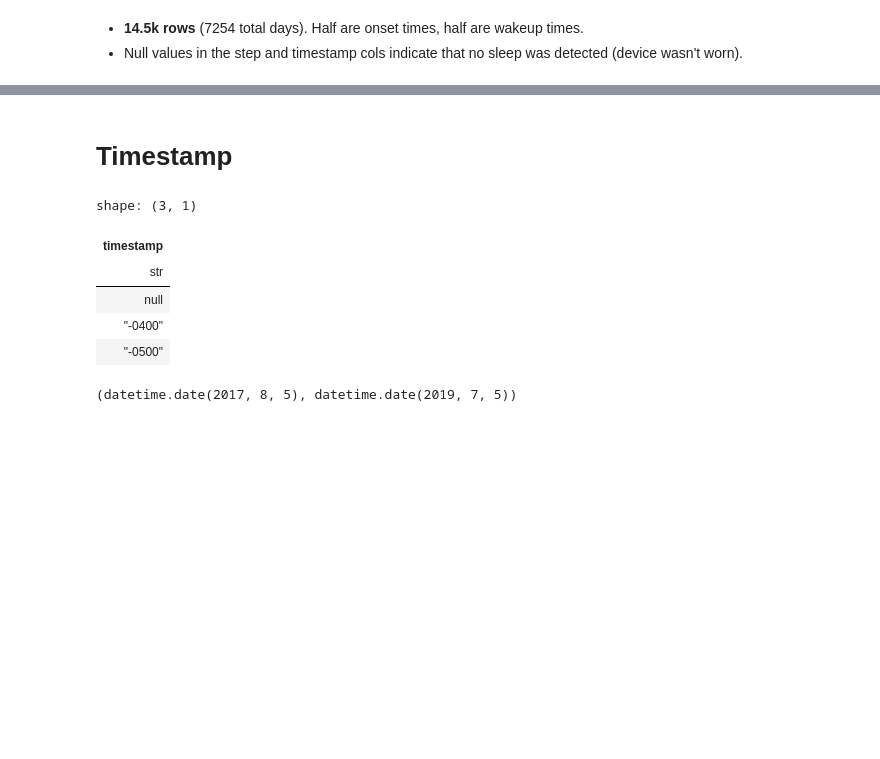
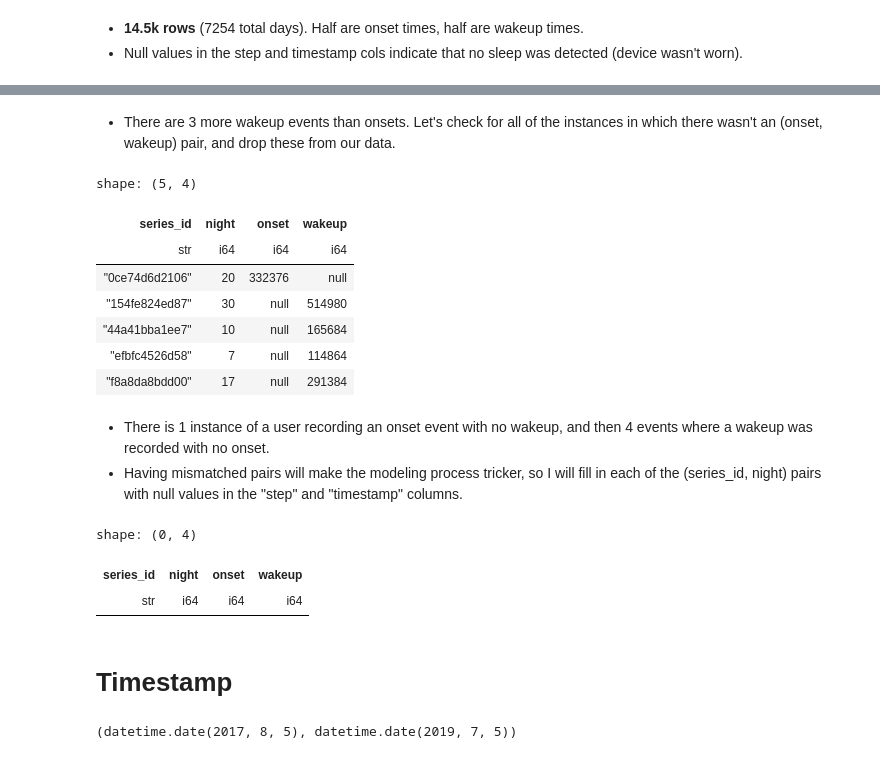
Before and after one commit to heefjones/detect_sleep_states, a Jupyter notebook: eda.ipynb, the cells around one changed output, grey strips where cells are left out. Saved outputs shown, nothing was run; the diff lists cells and outputs as text; code cells hidden in the pictures; blank space fills up the shorter version.

```diff
--- a/eda.ipynb
+++ b/eda.ipynb
@@ -78,15 +90,44 @@ shape: (1, 5)
+# %% [markdown]
+- There are 3 more wakeup events than onsets. Let's check for all of the instances in which there wasn't an (onset, wakeup) pair, and drop these from our data.
+# %%
+# create (onsent, wakeup) pairs
+pairs = (events.pivot(values="step", index=["series_id", "night"], on="event"))
+
+# filter the pairs for rows where exactly one of the two is null
+faulty_pairs = pairs.filter((pl.col("onset").is_null() & pl.col("wakeup").is_not_null()) | (pl.col("onset").is_not_null() & pl.col("wakeup").is_null()))
+
+# view
+faulty_pairs
+# %% [output]
+shape: (5, 4)
+| series_id | night | onset | wakeup |
+| str | i64 | i64 | i64 |
+| "0ce74d6d2106" | 20 | 332376 | null |
+| "154fe824ed87" | 30 | null | 514980 |
+| "44a41bba1ee7" | 10 | null | 165684 |
+| "efbfc4526d58" | 7 | null | 114864 |
+| "f8a8da8bdd00" | 17 | null | 291384 |
+# %% [markdown]
+- There is 1 instance of a user recording an onset event with no wakeup, and then 4 events where a wakeup was recorded with no onset.
+- Having mismatched pairs will make the modeling process tricker, so I will fill in each of the (series_id, night) pairs with null values in the "step" and "timestamp" columns.
+# %%
+# iterate through faulty_pairs['series_id', 'night'] and index into events
+for series_id, night in zip(faulty_pairs['series_id'], faulty_pairs['night']):
+    # fill all "step" and "timestamp" values with null
+    events = events.with_columns(
+        pl.when((pl.col('series_id') == series_id) & (pl.col('night') == night)).then(None).otherwise(pl.col('step')).alias('step'),
+        pl.when((pl.col('series_id') == series_id) & (pl.col('night') == night)).then(None).otherwise(pl.col('timestamp')).alias('timestamp'))
+
+# check again for mismatches
+pairs = (events.pivot(values="step", index=["series_id", "night"], on="event"))
+faulty_pairs = pairs.filter((pl.col("onset").is_null() & pl.col("wakeup").is_not_null()) | (pl.col("onset").is_not_null() & pl.col("wakeup").is_null()))
+faulty_pairs
+# %% [output]
+shape: (0, 4)
+| series_id | night | onset | wakeup |
+| str | i64 | i64 | i64 |
 # %% [markdown]
 # Timestamp
-# %%
-# look at unique timezone offsets
-events.select(pl.col('timestamp').str.slice(-5).unique())
-# %% [output]
-shape: (3, 1)
-| timestamp |
-| str |
-| null |
-| "-0400" |
-| "-0500" |
 # %%
 # add date cols
 data = add_date_cols(data)
```
Also changed, not shown: parts of 22 cells of this notebook, 3 other files.
